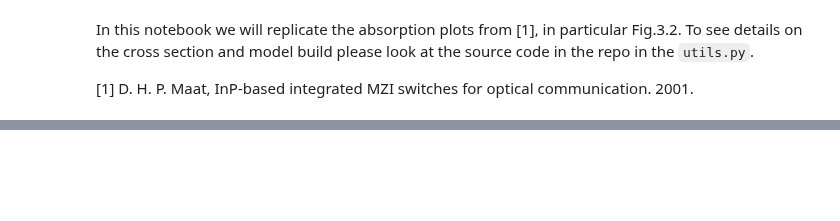
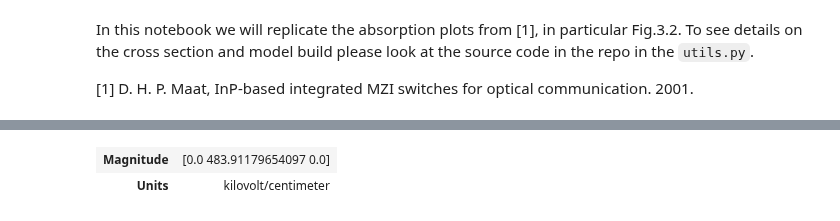
Before and after one commit to duarte-jfs/Imodulator, a Jupyter notebook: docs/Benchmarks/Maat_2001/EO_simulation.ipynb, the cells around one changed output, grey strips where cells are left out. Drawn from its saved outputs; the diff is of its cells as text; code cells hidden in the pictures; blank space fills up the shorter version.

```diff
--- a/docs/Benchmarks/Maat_2001/EO_simulation.ipynb
+++ b/docs/Benchmarks/Maat_2001/EO_simulation.ipynb
@@ -81,3 +92,8 @@ C:\Users\20230622\OneDrive - TU Eindhoven\PhD\Reports and papers\16. Imodulator
+# %%
+modulator.device.charge['Efield'][-1](0,2.72)
+# %% [output]
+| Magnitude | [0.0 483.91179654097 0.0] |
+| Units | kilovolt/centimeter |
 # %%
 mode = OpticalSimulatorFEMWELL(
             device=modulator.device,
```
Also changed, not shown: parts of 6 cells of this notebook, 24 other files.
